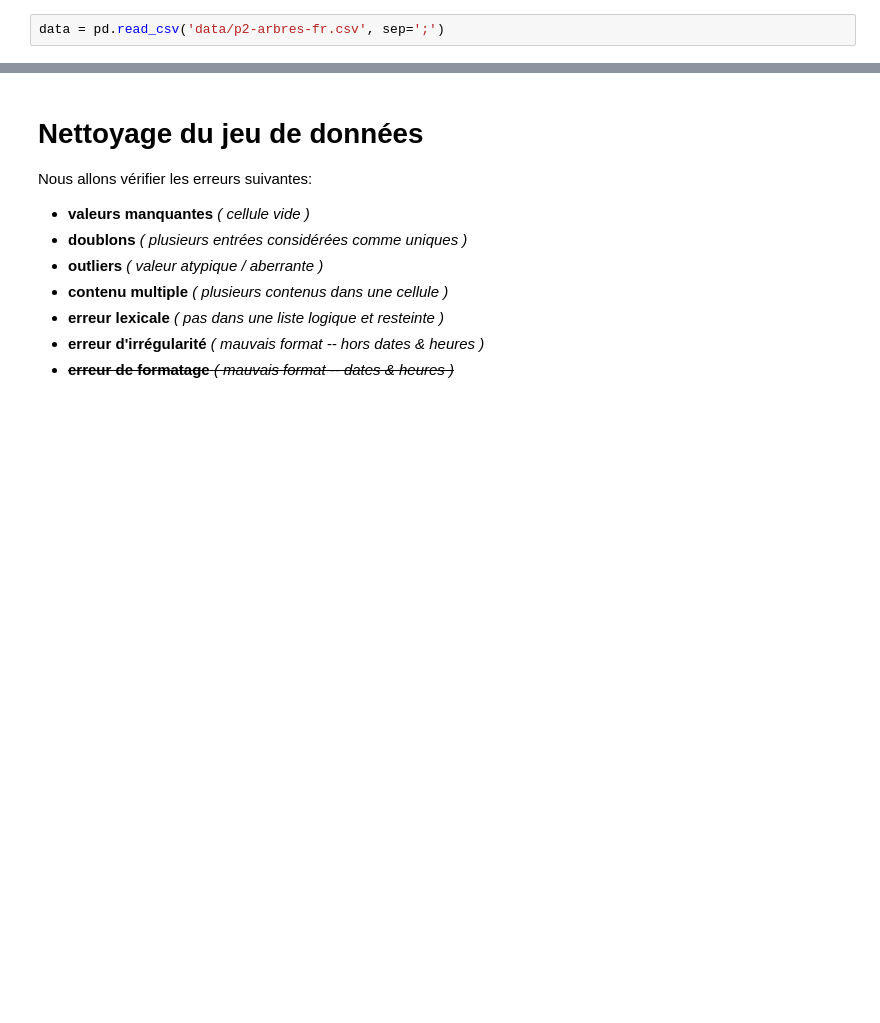
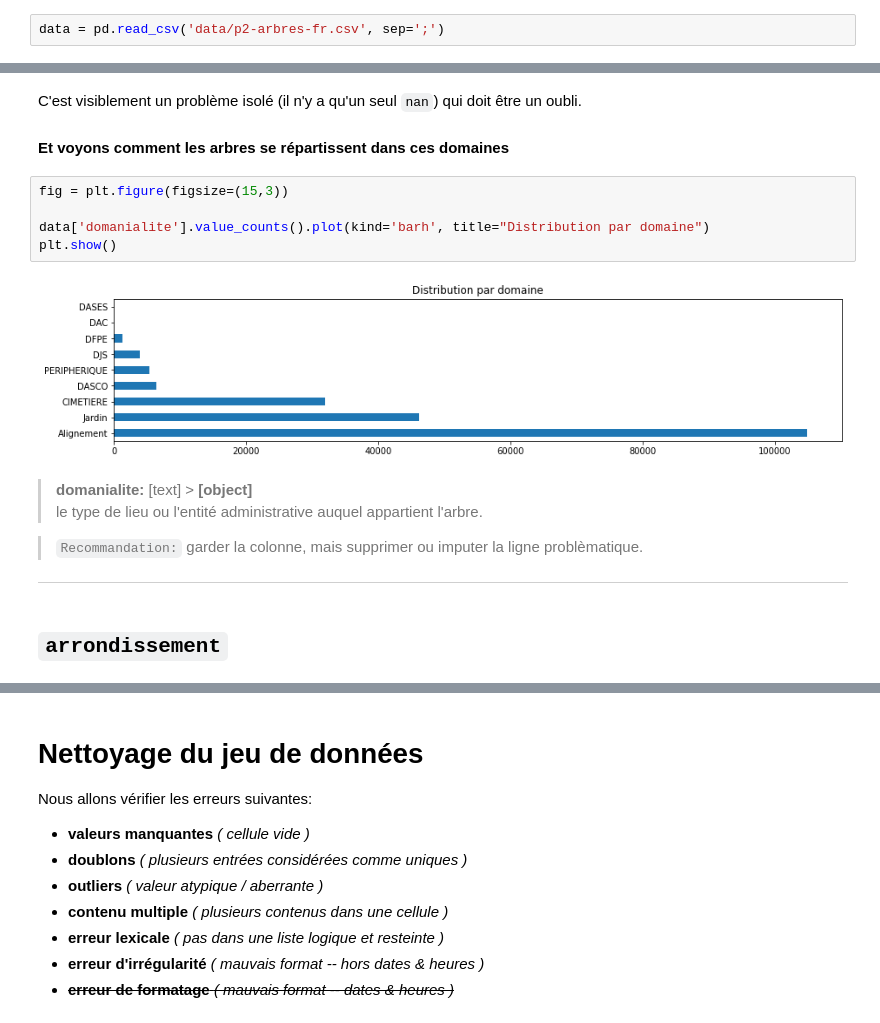
Before and after one commit to Valkea/OC_AI_02, a Jupyter notebook: EDA.ipynb, the cells around one changed output, grey strips where cells are left out. Saved outputs shown, nothing was run; the diff lists cells and outputs as text; blank space fills up the shorter version.

```diff
--- a/EDA.ipynb
+++ b/EDA.ipynb
@@ -207,0 +226,20 @@ Index(['id', 'type_emplacement', 'domanialite', 'arrondissement',
+# %% [markdown]
+C'est visiblement un problème isolé (il n'y a qu'un seul `nan`) qui doit être un oubli.
+
+#### Et voyons comment les arbres se répartissent dans ces domaines
+# %%
+fig = plt.figure(figsize=(15,3))
+
+data['domanialite'].value_counts().plot(kind='barh', title="Distribution par domaine")
+plt.show()
+# %% [output]
+[figure, added]
+# %% [markdown]
+> **domanialite:** [text] > **[object]**<br>
+le type de lieu ou l'entité administrative auquel appartient l'arbre.
+
+> `Recommandation:` garder la colonne, mais supprimer ou imputer la ligne problèmatique.
+
+---
+# %% [markdown]
+## `arrondissement`
```
Also changed, not shown: parts of 143 cells of this notebook.
